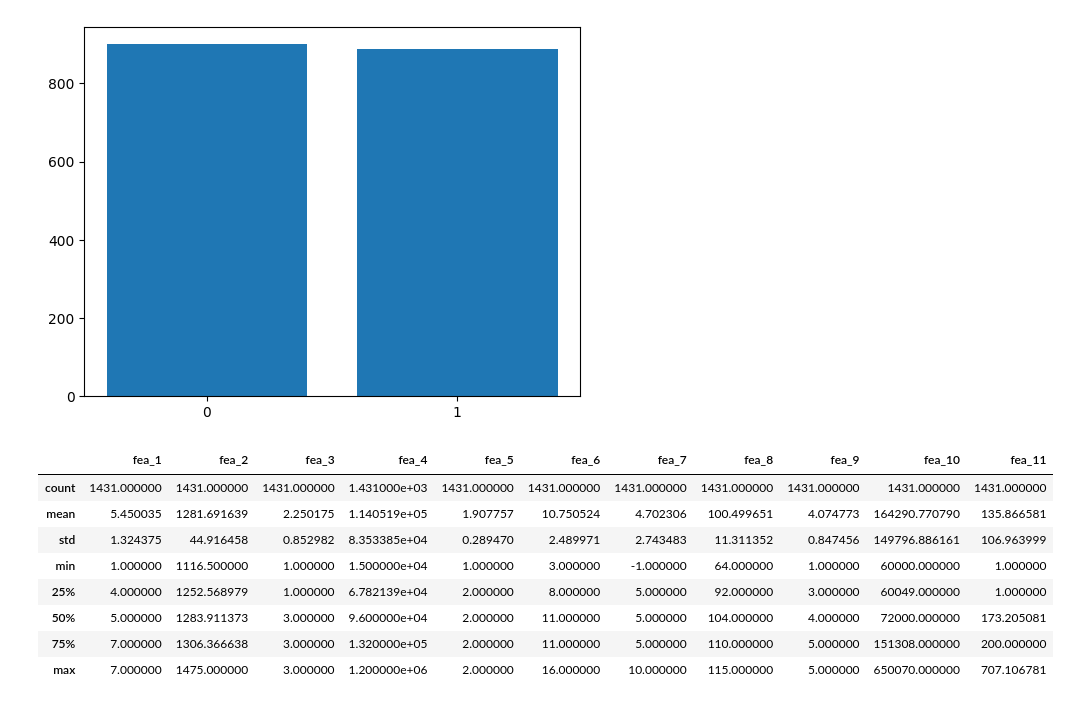
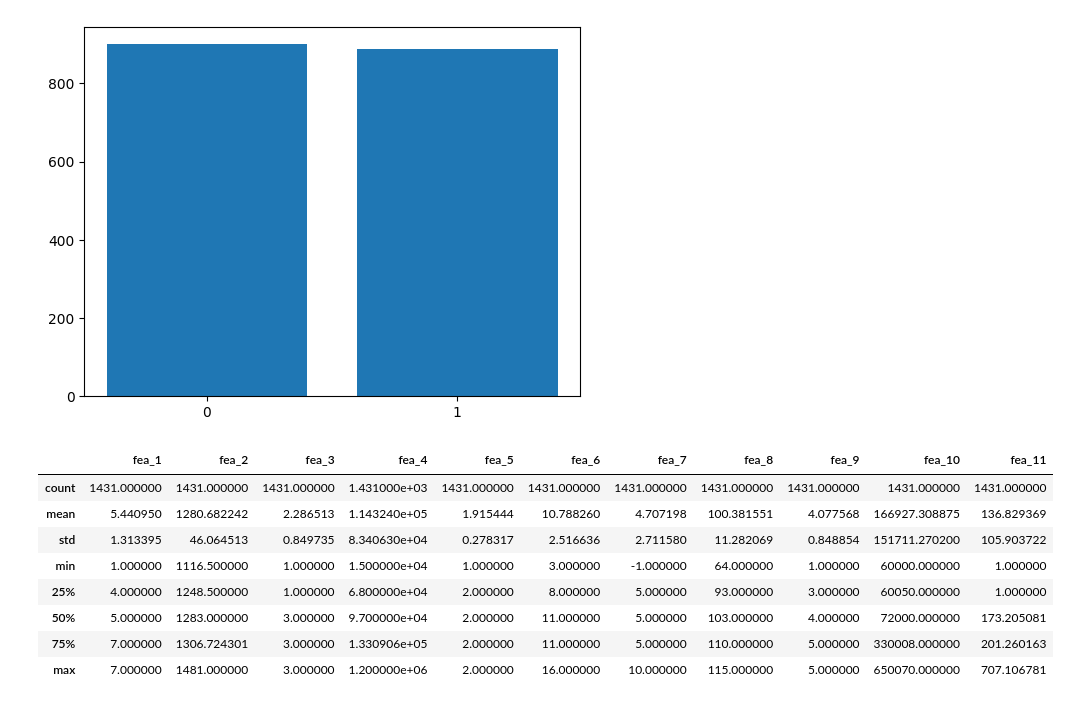
Before and after one commit to ksnkh/decision-trees-coursework, a Jupyter notebook: decision tree classifier.ipynb, the cells around one changed output. Cells and saved outputs as stored; diff of their text form; code cells hidden in the pictures.

```diff
--- a/decision tree classifier.ipynb
+++ b/decision tree classifier.ipynb
@@ -101,7 +164,6 @@ plt.show()
 # %%
 # using ADASYN
 
-adasyn = ADASYN()
-x, y = customer_data.iloc[:, 2:], customer_data.iloc[:, 0]
-X, Y = adasyn.fit_resample(x, y)
+adasyn = ADASYN(random_state=14)
+x2, y2 = adasyn.fit_resample(x, y)
 # %%
@@ -116,17 +179,17 @@ plt.show()
 # %% [output]
 [figure]
 # %%
-# doing a split on test and train datasets
+# doing a  train/test split on new dataset
 
-x_train, x_test, y_train, y_test = train_test_split(X, Y, test_size=0.20, stratify=Y)
-x_train.describe()
+x2_train, x2_test, y2_train, y2_test = train_test_split(x2, y2, test_size=0.20, stratify=y2, random_state=14)
+x2_train.describe()
 # %% [output]
 |  | fea_1 | fea_2 | fea_3 | fea_4 | fea_5 | fea_6 | fea_7 | fea_8 | fea_9 | fea_10 | fea_11 |
 | count | 1431.000000 | 1431.000000 | 1431.000000 | 1.431000e+03 | 1431.000000 | 1431.000000 | 1431.000000 | 1431.000000 | 1431.000000 | 1431.000000 | 1431.000000 |
-| mean | 5.450035 | 1281.691639 | 2.250175 | 1.140519e+05 | 1.907757 | 10.750524 | 4.702306 | 100.499651 | 4.074773 | 164290.770790 | 135.866581 |
-| std | 1.324375 | 44.916458 | 0.852982 | 8.353385e+04 | 0.289470 | 2.489971 | 2.743483 | 11.311352 | 0.847456 | 149796.886161 | 106.963999 |
+| mean | 5.440950 | 1280.682242 | 2.286513 | 1.143240e+05 | 1.915444 | 10.788260 | 4.707198 | 100.381551 | 4.077568 | 166927.308875 | 136.829369 |
+| std | 1.313395 | 46.064513 | 0.849735 | 8.340630e+04 | 0.278317 | 2.516636 | 2.711580 | 11.282069 | 0.848854 | 151711.270200 | 105.903722 |
 | min | 1.000000 | 1116.500000 | 1.000000 | 1.500000e+04 | 1.000000 | 3.000000 | -1.000000 | 64.000000 | 1.000000 | 60000.000000 | 1.000000 |
-| 25% | 4.000000 | 1252.568979 | 1.000000 | 6.782139e+04 | 2.000000 | 8.000000 | 5.000000 | 92.000000 | 3.000000 | 60049.000000 | 1.000000 |
-| 50% | 5.000000 | 1283.911373 | 3.000000 | 9.600000e+04 | 2.000000 | 11.000000 | 5.000000 | 104.000000 | 4.000000 | 72000.000000 | 173.205081 |
-| 75% | 7.000000 | 1306.366638 | 3.000000 | 1.320000e+05 | 2.000000 | 11.000000 | 5.000000 | 110.000000 | 5.000000 | 151308.000000 | 200.000000 |
-| max | 7.000000 | 1475.000000 | 3.000000 | 1.200000e+06 | 2.000000 | 16.000000 | 10.000000 | 115.000000 | 5.000000 | 650070.000000 | 707.106781 |
+| 25% | 4.000000 | 1248.500000 | 1.000000 | 6.800000e+04 | 2.000000 | 8.000000 | 5.000000 | 93.000000 | 3.000000 | 60050.000000 | 1.000000 |
+| 50% | 5.000000 | 1283.000000 | 3.000000 | 9.700000e+04 | 2.000000 | 11.000000 | 5.000000 | 103.000000 | 4.000000 | 72000.000000 | 173.205081 |
+| 75% | 7.000000 | 1306.724301 | 3.000000 | 1.330906e+05 | 2.000000 | 11.000000 | 5.000000 | 110.000000 | 5.000000 | 330008.000000 | 201.260163 |
+| max | 7.000000 | 1481.000000 | 3.000000 | 1.200000e+06 | 2.000000 | 16.000000 | 10.000000 | 115.000000 | 5.000000 | 650070.000000 | 707.106781 |
```
Also changed, not shown: parts of 39 cells of this notebook.
